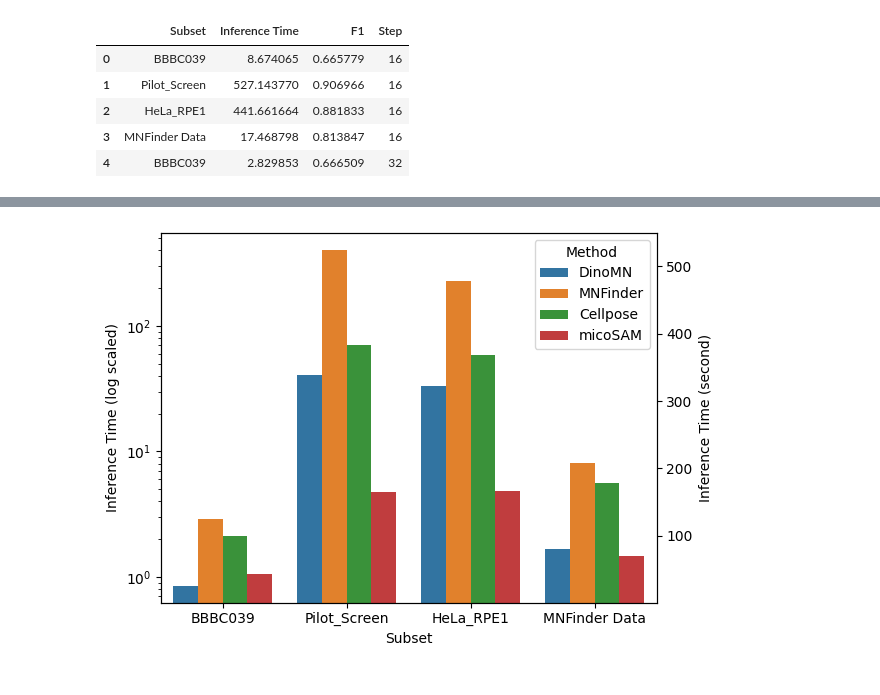
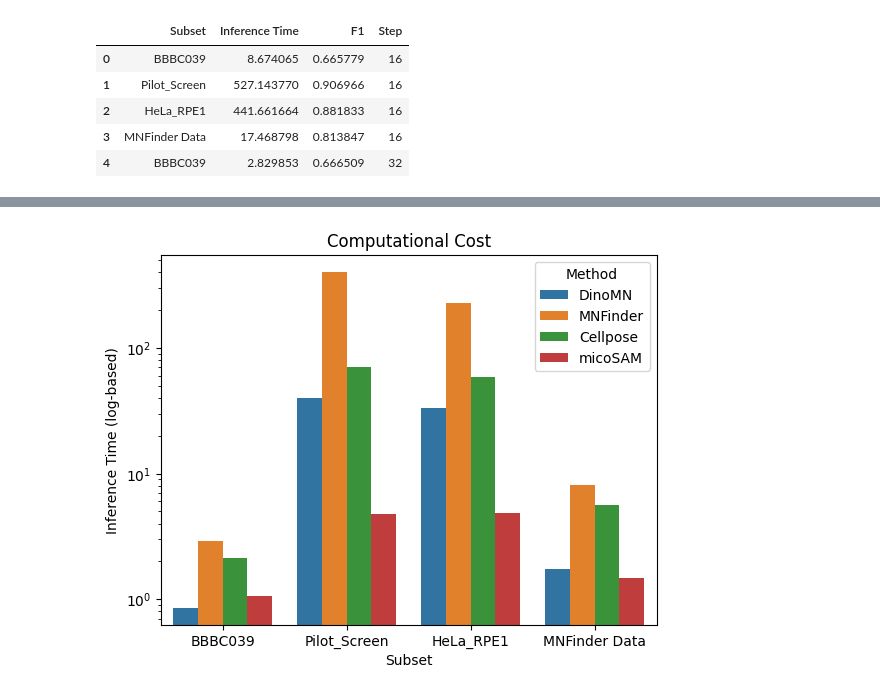
Before and after one commit to CaicedoLab/micronuclei-detection, a Jupyter notebook: figures/figure5.ipynb, the cells around one changed output, grey strips where cells are left out. Cells and saved outputs as stored; diff of their text form; code cells hidden in the pictures.

```diff
--- a/figures/figure5.ipynb
+++ b/figures/figure5.ipynb
@@ -148,23 +194,23 @@ df_time.head()
 # %%
 fig, ax1 = plt.subplots()
 
 # Left y-axis with log scale
 sb.barplot(
     data=df_time,
     x='Subset',
     y='Inference Time',
     hue='Method',
     ax=ax1
 )
 ax1.set_yscale('log')
-ax1.set_ylabel('Inference Time (log scaled)')
-
+ax1.set_ylabel('Inference Time (log-based)')
+ax1.set_title('Computational Cost')
 # Right y-axis (non-log)
-ax2 = ax1.twinx()
-ax2.set_ylabel('Inference Time (second)')
-ax2.set_ylim(ax1.get_ylim())  # match limits
-ax2.set_yscale('linear')      # explicitly set linear
+# ax2 = ax1.twinx()
+# ax2.set_ylabel('Inference Time (second)')
+# ax2.set_ylim(ax1.get_ylim())  # match limits
+# ax2.set_yscale('linear')      # explicitly set linear
 
 plt.show()
 # %% [output]
-[figure, old version]
+[figure, new version]
```
Also changed, not shown: parts of 9 cells of this notebook, 4 other files.
